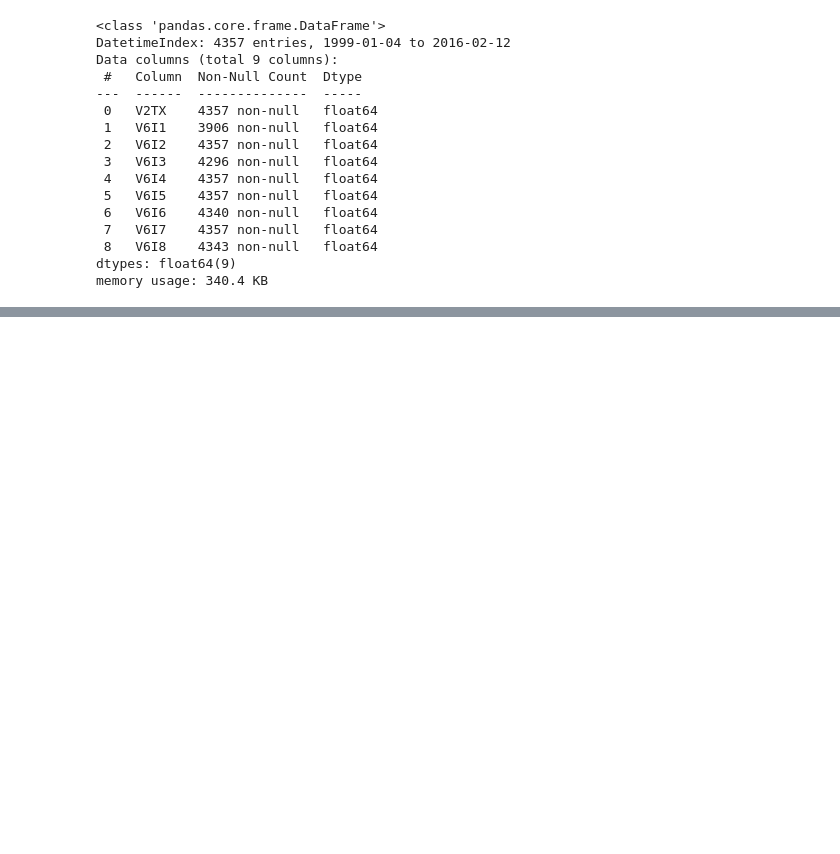
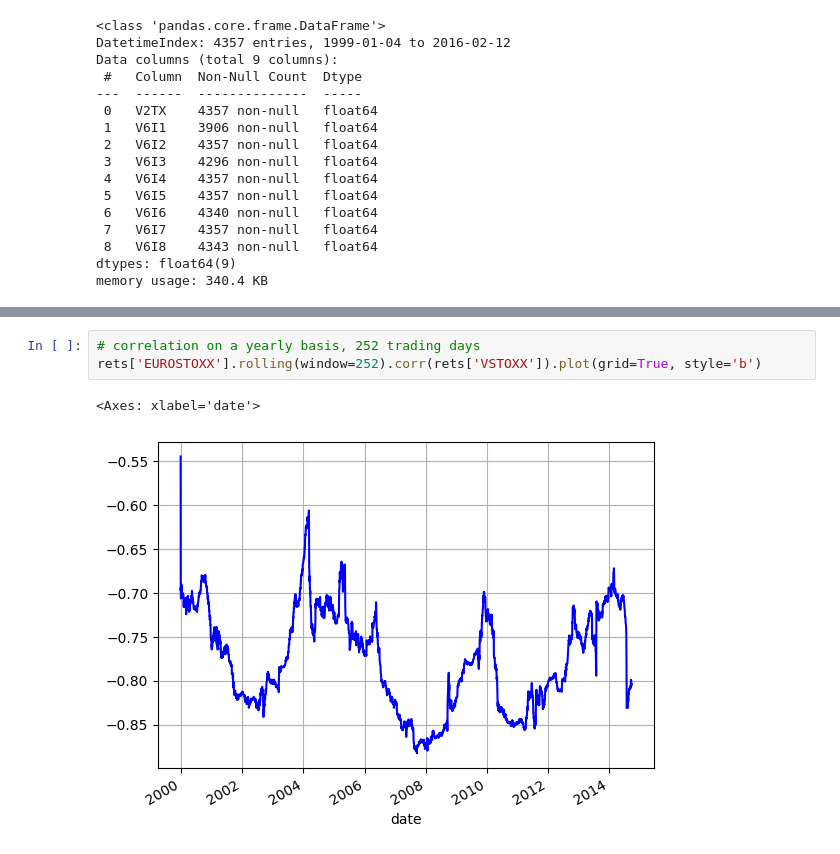
Before and after one commit to casslee1351/Finance-Portfolio, a Jupyter notebook: finance_portfolio_examples.ipynb, the cells around one changed output, grey strips where cells are left out. Saved outputs shown, nothing was run; the diff lists cells and outputs as text; blank space fills up the shorter version.

```diff
--- a/finance_portfolio_examples.ipynb
+++ b/finance_portfolio_examples.ipynb
@@ -226,0 +332,6 @@ memory usage: 340.4 KB
+# %%
+# correlation on a yearly basis, 252 trading days
+rets['EUROSTOXX'].rolling(window=252).corr(rets['VSTOXX']).plot(grid=True, style='b')
+# %% [output]
+<Axes: xlabel='date'>
+[figure, added]
```
Also changed, not shown: parts of 16 cells of this notebook.
